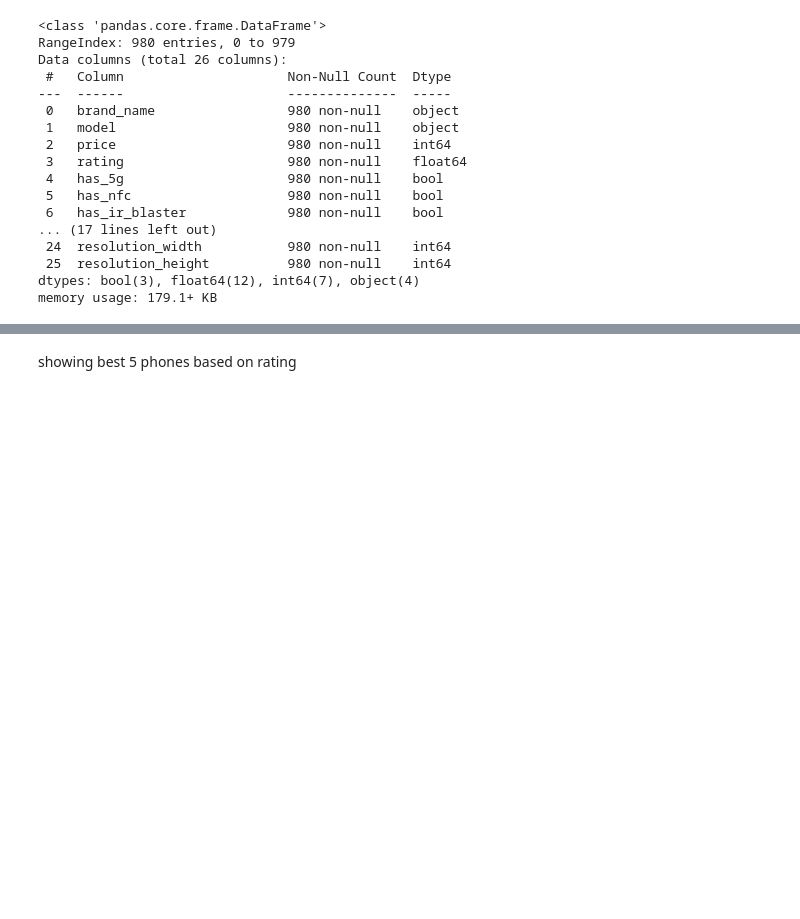
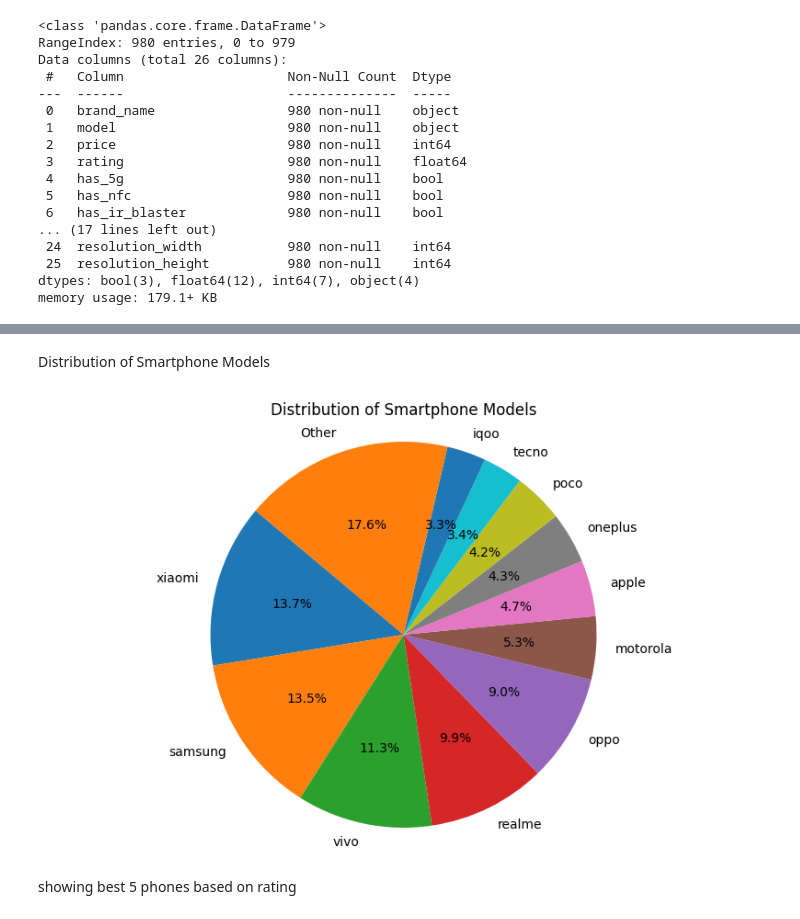
Before and after one commit to Danialezzat/smartphone-project, a Jupyter notebook: smartphone.ipynb, the cells around one changed output, grey strips where cells are left out. Saved outputs shown, nothing was run; the diff lists cells and outputs as text; code cells hidden in the pictures; blank space fills up the shorter version.

Commit message:
Distribution of Smartphone Models

```diff
--- a/smartphone.ipynb
+++ b/smartphone.ipynb
@@ -311,6 +312,25 @@ statistic_distribution
 | extended_upto | 980.0 | 736.064000 | 261.939271 | 32.00 | 736.064 | 736.064 | 1024.00 | 2048.00 |
 | resolution_width | 980.0 | 1075.852041 | 290.164931 | 480.00 | 1080.000 | 1080.000 | 1080.00 | 2460.00 |
 | resolution_height | 980.0 | 2214.663265 | 516.484254 | 480.00 | 1612.000 | 2400.000 | 2408.00 | 3840.00 |
+# %% [markdown]
+Distribution of Smartphone Models
+# %%
+brand_counts = df['brand_name'].value_counts()
+
+total_count = brand_counts.sum()
+
+small_categories = brand_counts[brand_counts / total_count < 0.03]
+
+brand_counts['Other'] = brand_counts[small_categories.index].sum()
+brand_counts.drop(index=small_categories.index, inplace=True)
+
+plt.figure(figsize=(10, 6))
+plt.pie(brand_counts, labels=brand_counts.index, autopct='%1.1f%%', startangle=140)
+plt.title('Distribution of Smartphone Models')
+plt.axis('equal')
+plt.show()
+# %% [output]
+[figure, added]
 # %% [markdown]
 showing best 5 phones based on rating
 # %%
```
Also changed, not shown: parts of 1 cell of this notebook.
